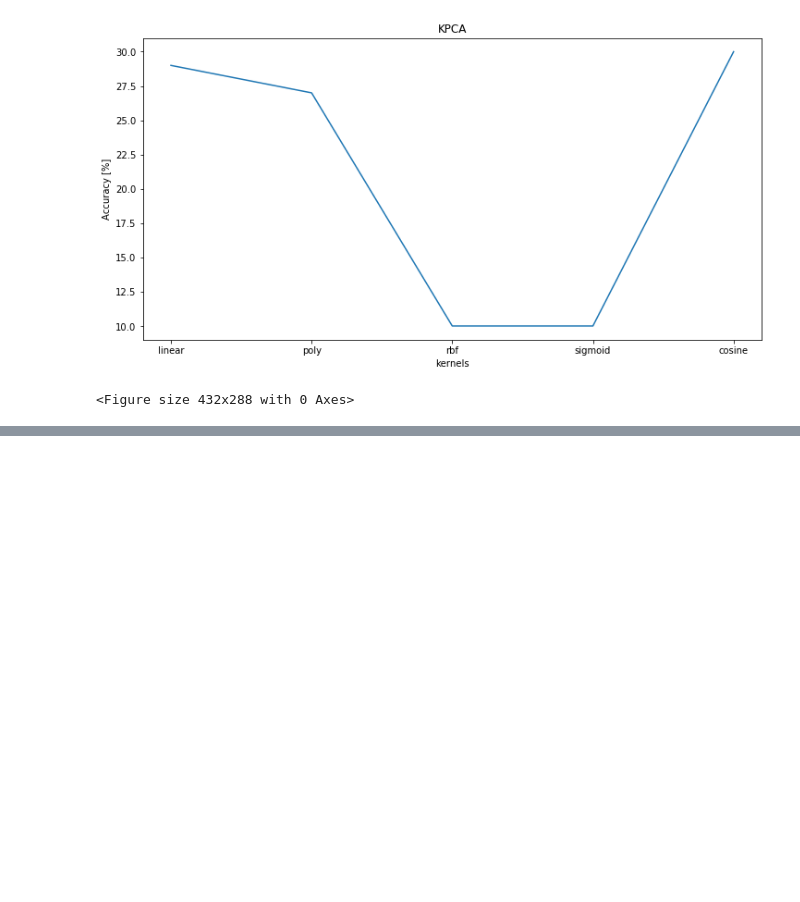
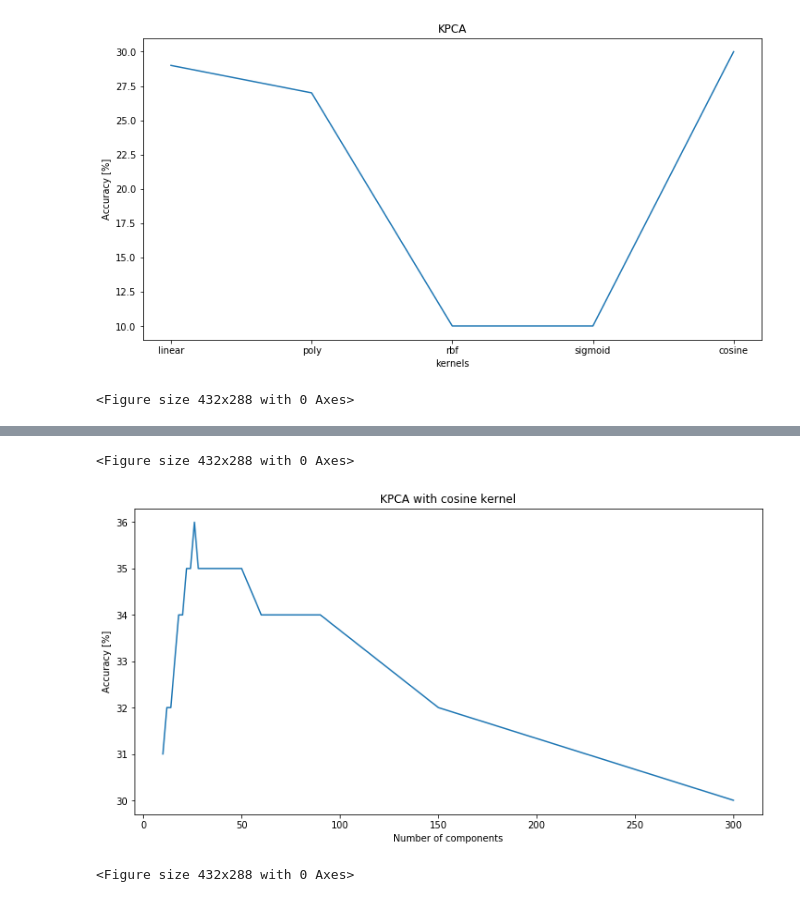
Before and after one commit to jgrodzicki/cifar_image_classification, a Jupyter notebook: PROJECT.ipynb, the cells around one changed output, grey strips where cells are left out. Cells and saved outputs as stored; diff of their text form; code cells hidden in the pictures; blank space fills up the shorter version.

```diff
--- a/PROJECT.ipynb
+++ b/PROJECT.ipynb
@@ -249,0 +283,26 @@ plt.figure()
+# %%
+def KPCA_cos_comps(train_x, test_x, train_y, test_y):
+    comps = np.append(np.arange(10,30,2), [40,50,60,90,150,300])
+    accs = []
+    for i in tqdm.tqdm(comps):
+        kpca = decomposition.KernelPCA(n_components=i, kernel='cosine')
+        x_proj = kpca.fit_transform(train_x)
+        x_test_proj = kpca.transform(test_x)
+        knn = KNN(x_proj, train_y, x_test_proj, [7])
+
+        temp_acc = np.round(np.count_nonzero(knn[7] == test_y)/len(test_y),2)*100
+        accs.append(temp_acc)
+    return accs, comps
+
+kpca_cos = KPCA_cos_comps(train_x, test_x, train_y, test_y)
+# %%
+plt.subplots(figsize=(12,6))
+plt.plot(kpca_cos[1], kpca_cos[0])
+plt.title("KPCA with cosine kernel")
+plt.ylabel('Accuracy [%]')
+plt.xlabel('Number of components')
+plt.figure()
+# %% [output]
+<Figure size 432x288 with 0 Axes>
+[figure, added]
+<Figure size 432x288 with 0 Axes>
```
Also changed, not shown: parts of 16 cells of this notebook.
